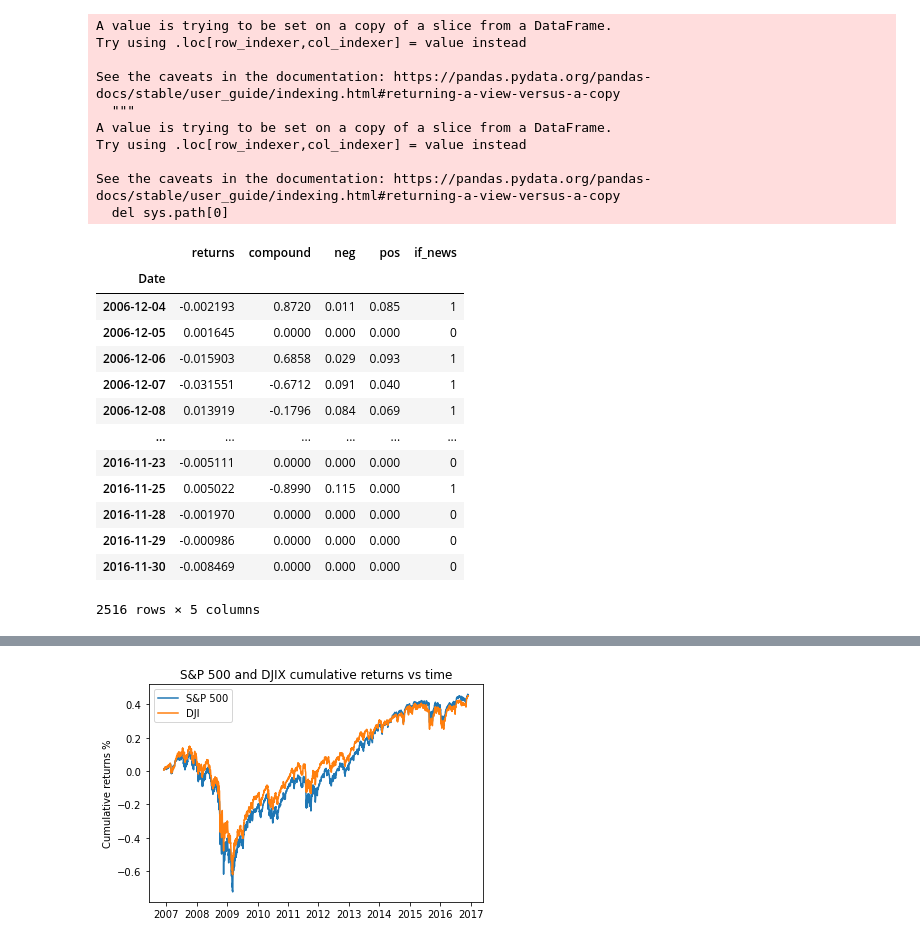
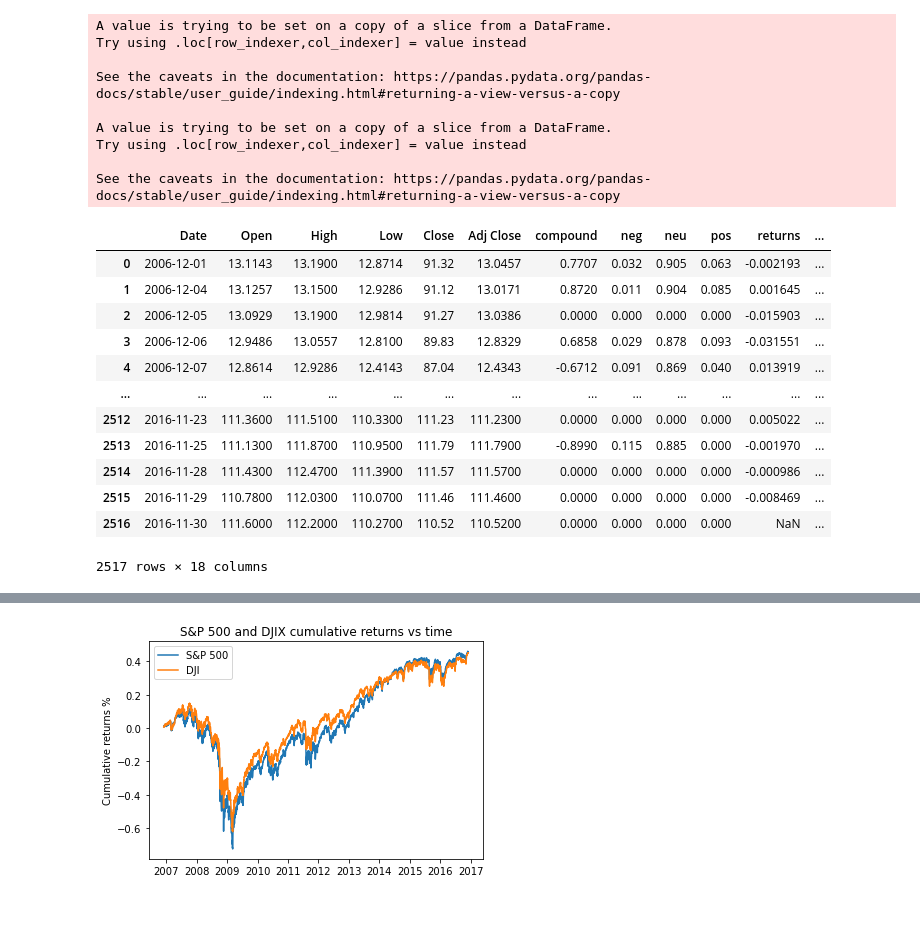
Before and after one commit to mike-explosion/NLP_for_tech_sector_companies, a Jupyter notebook: Preprocessing.ipynb, the cells around one changed output, grey strips where cells are left out. Drawn from its saved outputs; the diff is of its cells as text; code cells hidden in the pictures; blank space fills up the shorter version.

```diff
--- a/Preprocessing.ipynb
+++ b/Preprocessing.ipynb
@@ -44,3 +44,9 @@ Appl_final = pd.read_csv('AppleFinalData.csv', delimiter=',')
 Appl_final.dataframeName = 'AppleFinalData.csv'
 Appl_news = pd.read_csv('AppleNewsStock.csv', delimiter=',')
 Appl_news.dataframeName = 'AppleNewsStock.csv'
+
+DJI_data['Date'] = pd.to_datetime(DJI_data['Date'])
+DJI_data.set_index('Date',inplace=True)
+SNP500_data['Date'] = pd.to_datetime(SNP500_data['Date'])
+SNP500_data.set_index('Date',inplace=True)
+DJI_news
@@ -52,59 +72,69 @@ def if_news(column):
         return 1
 # %%
 #Msft_final['returns']=Msft_final['Close'].pct_change()
-Msft_final['returns']= np.log(Msft_final['Close']/Msft_final['Close'].shift(1)) #log-returns
+Msft_final['returns']= np.log(Msft_final['Close'].shift(-1)/Msft_final['Close']) #log-returns
+Msft_final['flows'] = (Msft_news['Volume']-Msft_news['Volume'].shift(1)) # Flows
 Msft_final['if_news'] = Msft_final['compound'].apply(if_news)
-df_weekly_Msft = Msft_final[['Date','returns', 'compound', 'neg', 'pos', 'if_news']]
+Msft_final['50_mov_average'] = Msft_final['returns'].rolling(window=50).mean().shift(-1)#.cumsum()
+Msft_final['250_mov_average'] = Msft_final['returns'].rolling(window=250).mean().shift(-1)#.cumsum()
+
+
+
+
+
+
+df_weekly_Msft = Msft_final[['Date','returns','flows','50_mov_average','250_mov_average', 'compound', 'neg', 'pos', 'if_news']]
 df_weekly_Msft['Date'] = pd.to_datetime(df_weekly_Msft['Date'])
 df_weekly_Msft.set_index('Date',inplace=True)
-df_weekly_Msft = df_weekly_Msft[1:]
+df_weekly_Msft = df_weekly_Msft[1:-1]
 
 #Appl_final['returns']=Appl_final['Close'].pct_change()
-Appl_final['returns']= np.log(Appl_final['Close']/Appl_final['Close'].shift(1)) #log-returns
+Appl_final['returns']= np.log(Appl_final['Close'].shift(-1)/Appl_final['Close']) #log-returns
+Appl_final['flows'] = (Appl_news['Volume']-Appl_news['Volume'].shift(1)) # flows
 Appl_final['if_news'] = Appl_final['compound'].apply(if_news)
-df_weekly_Appl = Appl_final[['Date','returns', 'compound', 'neg', 'pos', 'if_news']]
+Appl_final['50_mov_average'] = Appl_final['returns'].rolling(window=50).mean().shift(-1)#.cumsum
+Appl_final['250_mov_average'] = Appl_final['returns'].rolling(window=250).mean().shift(-1)#.cumsum()
+
+
+df_weekly_Appl = Appl_final[['Date','returns','flows','50_mov_average','250_mov_average','compound', 'neg', 'pos', 'if_news']]
 df_weekly_Appl['Date'] = pd.to_datetime(df_weekly_Appl['Date'])
 df_weekly_Appl.set_index('Date',inplace=True)
-df_weekly_Appl = df_weekly_Appl[1:]
+df_weekly_Appl = df_weekly_Appl[1:-1]
 
 SNP500_data['returns'] = np.log(SNP500_data['Close']/SNP500_data['Close'].shift(1)) #log-returns
 SNP500_data['cum_returns']=SNP500_data['returns'].cumsum()
 
 #SNP500_data['Date'] = pd.to_datetime(SNP500_data['Date'])
 #SNP500_data.set_index('Date',inplace=True)
 
 DJI_data['returns'] =  np.log(DJI_data['Close']/DJI_data['Close'].shift(1)) #log-returns
 DJI_data['cum_returns']=DJI_data['returns'].cumsum()
 #DJI_data['Date'] = pd.to_datetime(DJI_data['Date'])
 #DJI_data.set_index('Date',inplace=True)
+#
 
-
-DJI_news['Date'] = pd.to_datetime(DJI_news['Date'])
+#DJI_news['Date'] = pd.to_datetime(DJI_news['Date'])
+Appl_final
 # %% [output]
 A value is trying to be set on a copy of a slice from a DataFrame.
 Try using .loc[row_indexer,col_indexer] = value instead
 
 See the caveats in the documentation: https://pandas.pydata.org/pandas-docs/stable/user_guide/indexing.html#returning-a-view-versus-a-copy
-  """
+
 A value is trying to be set on a copy of a slice from a DataFrame.
 Try using .loc[row_indexer,col_indexer] = value instead
 
 See the caveats in the documentation: https://pandas.pydata.org/pandas-docs/stable/user_guide/indexing.html#returning-a-view-versus-a-copy
-  del sys.path[0]
+|  | Date | Open | High | Low | Close | Adj Close | compound | neg | neu | pos | returns | ... |
+| 0 | 2006-12-01 | 13.1143 | 13.1900 | 12.8714 | 91.32 | 13.0457 | 0.7707 | 0.032 | 0.905 | 0.063 | -0.002193 | ... |
+| 1 | 2006-12-04 | 13.1257 | 13.1500 | 12.9286 | 91.12 | 13.0171 | 0.8720 | 0.011 | 0.904 | 0.085 | 0.001645 | ... |
+| 2 | 2006-12-05 | 13.0929 | 13.1900 | 12.9814 | 91.27 | 13.0386 | 0.0000 | 0.000 | 0.000 | 0.000 | -0.015903 | ... |
+| 3 | 2006-12-06 | 12.9486 | 13.0557 | 12.8100 | 89.83 | 12.8329 | 0.6858 | 0.029 | 0.878 | 0.093 | -0.031551 | ... |
+| 4 | 2006-12-07 | 12.8614 | 12.9286 | 12.4143 | 87.04 | 12.4343 | -0.6712 | 0.091 | 0.869 | 0.040 | 0.013919 | ... |
+| ... | ... | ... | ... | ... | ... | ... | ... | ... | ... | ... | ... | ... |
+| 2512 | 2016-11-23 | 111.3600 | 111.5100 | 110.3300 | 111.23 | 111.2300 | 0.0000 | 0.000 | 0.000 | 0.000 | 0.005022 | ... |
+| 2513 | 2016-11-25 | 111.1300 | 111.8700 | 110.9500 | 111.79 | 111.7900 | -0.8990 | 0.115 | 0.885 | 0.000 | -0.001970 | ... |
+| 2514 | 2016-11-28 | 111.4300 | 112.4700 | 111.3900 | 111.57 | 111.5700 | 0.0000 | 0.000 | 0.000 | 0.000 | -0.000986 | ... |
+| 2515 | 2016-11-29 | 110.7800 | 112.0300 | 110.0700 | 111.46 | 111.4600 | 0.0000 | 0.000 | 0.000 | 0.000 | -0.008469 | ... |
+| 2516 | 2016-11-30 | 111.6000 | 112.2000 | 110.2700 | 110.52 | 110.5200 | 0.0000 | 0.000 | 0.000 | 0.000 | NaN | ... |
+2517 rows × 18 columns
-# %%
-df_weekly_Appl
-# %% [output]
-|  | returns | compound | neg | pos | if_news |
-| Date |  |  |  |  |  |
-| 2006-12-04 | -0.002193 | 0.8720 | 0.011 | 0.085 | 1 |
-| 2006-12-05 | 0.001645 | 0.0000 | 0.000 | 0.000 | 0 |
-| 2006-12-06 | -0.015903 | 0.6858 | 0.029 | 0.093 | 1 |
-| 2006-12-07 | -0.031551 | -0.6712 | 0.091 | 0.040 | 1 |
-| 2006-12-08 | 0.013919 | -0.1796 | 0.084 | 0.069 | 1 |
-| ... | ... | ... | ... | ... | ... |
-| 2016-11-23 | -0.005111 | 0.0000 | 0.000 | 0.000 | 0 |
-| 2016-11-25 | 0.005022 | -0.8990 | 0.115 | 0.000 | 1 |
-| 2016-11-28 | -0.001970 | 0.0000 | 0.000 | 0.000 | 0 |
-| 2016-11-29 | -0.000986 | 0.0000 | 0.000 | 0.000 | 0 |
-| 2016-11-30 | -0.008469 | 0.0000 | 0.000 | 0.000 | 0 |
-2516 rows × 5 columns
```
Also changed, not shown: parts of 6 cells of this notebook, 3 other files.
